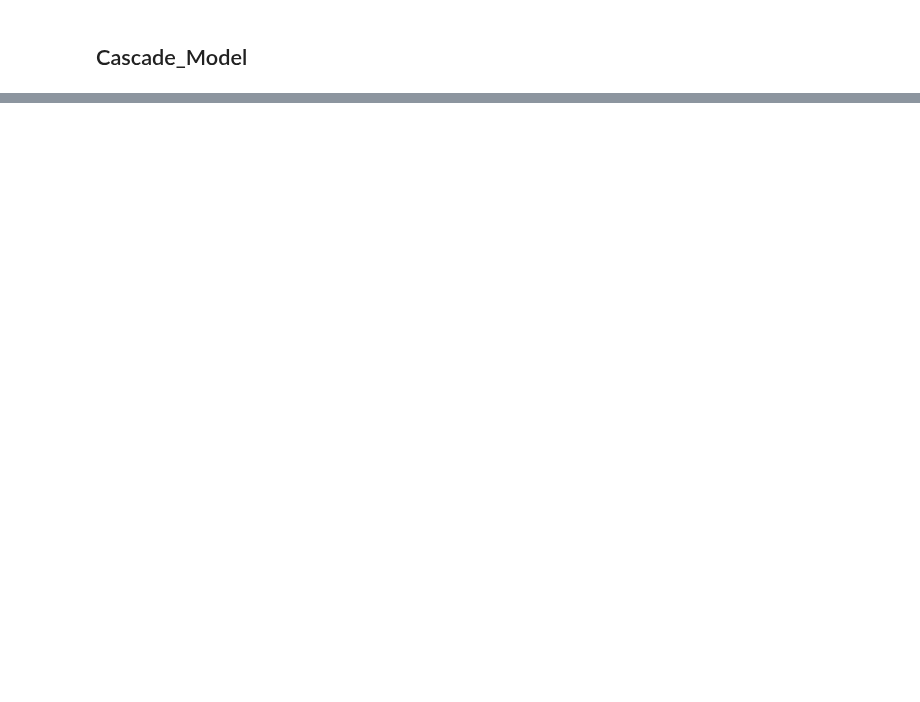
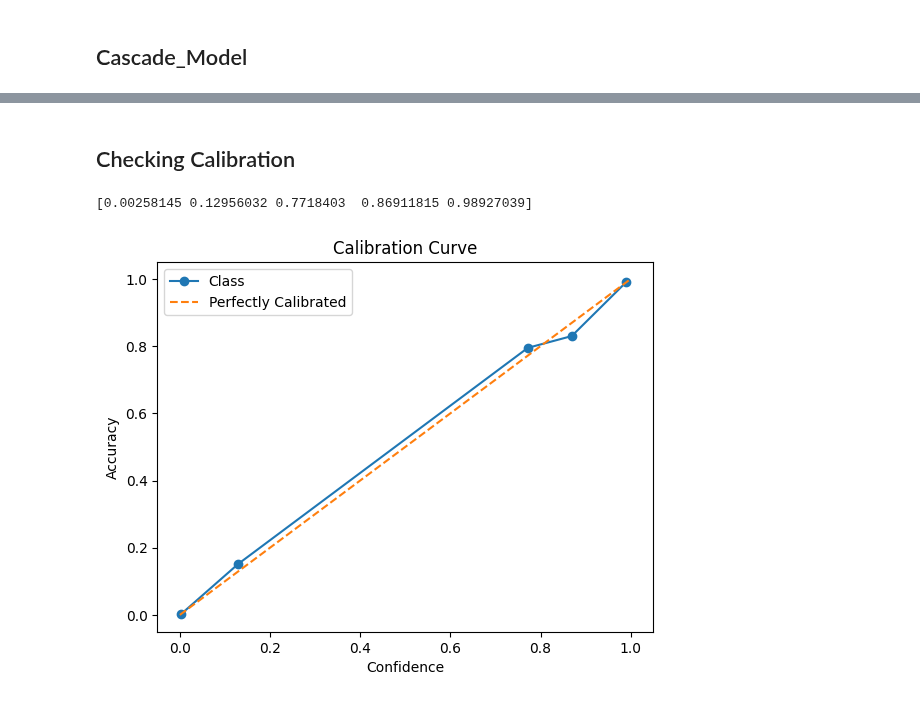
Before and after one commit to adityaahuja7/Advanced-Machine-Learning-CSE642-Assignments, a Jupyter notebook: Conservative_predictions/Cascade MLP.ipynb, the cells around one changed output, grey strips where cells are left out. Cells and saved outputs as stored; diff of their text form; code cells hidden in the pictures; blank space fills up the shorter version.

```diff
--- a/Conservative_predictions/Cascade MLP.ipynb
+++ b/Conservative_predictions/Cascade MLP.ipynb
@@ -374,0 +398,2 @@ FINAL ACCURACY: 0.9389572789356201
+# %% [markdown]
+## Checking Calibration
@@ -374,0 +448,6 @@ FINAL ACCURACY: 0.9389572789356201
+# %%
+cls=3
+plot_calibration_curve(cls,models,test_data.iloc[:,:-6].values,test_data.loc[:,"target_10_val"].values,impurity = [0.1,0.2,0.3,0.4])
+# %% [output]
+[0.00258145 0.12956032 0.7718403  0.86911815 0.98927039]
+[figure, added]
```
Also changed, not shown: parts of 6 cells of this notebook, 1 other file.
